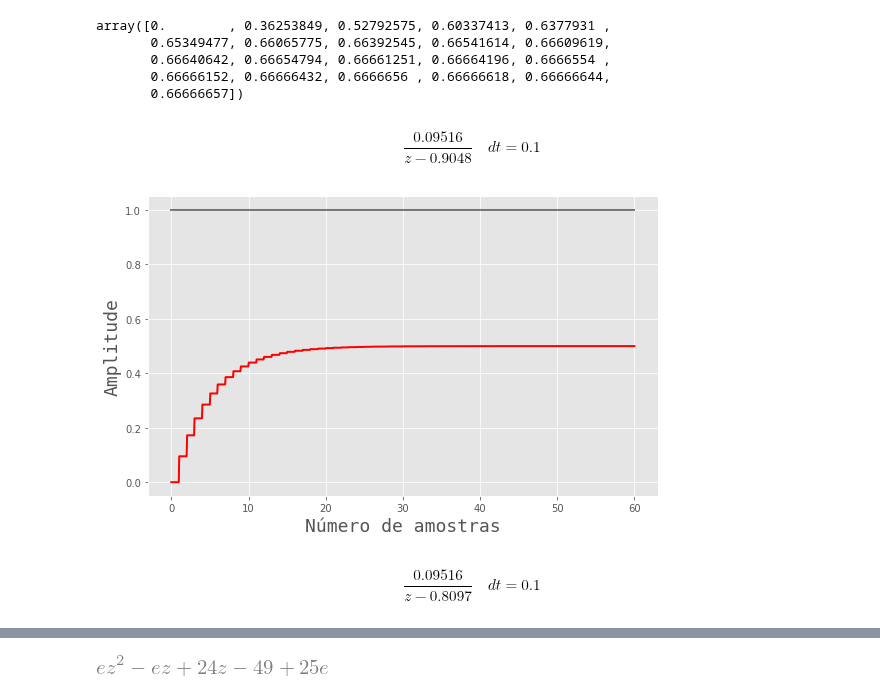
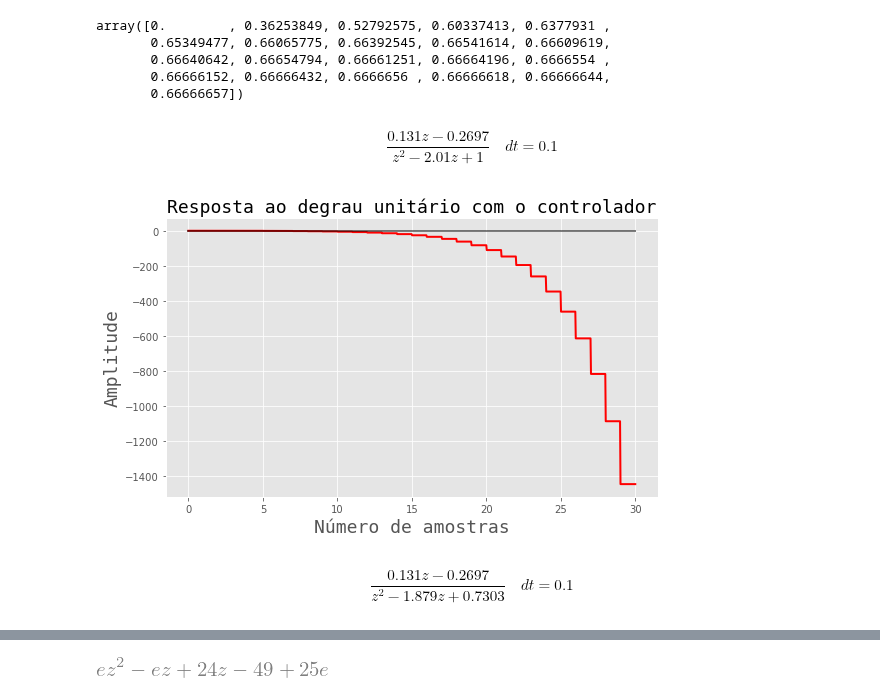
Before and after one commit to Hiago013/Ola-Mundo, a Jupyter notebook: ELT 331/lista3II.ipynb, the cells around one changed output, grey strips where cells are left out. Saved outputs shown, nothing was run; the diff lists cells and outputs as text; code cells hidden in the pictures.

Commit message:
title do plot

```diff
--- a/ELT 331/lista3II.ipynb
+++ b/ELT 331/lista3II.ipynb
@@ -86,13 +86,13 @@ fz, time, mag = Q16.Fz(14, fb = 0.05, plot=True)
 display(fz, mag)
 # %%
 g1s = 2 * (s - 6.93) / (s - 1) * (1 / (s * (s+1)))
-gsc =  tf(1, [1, 1])# * tf([2, -693/50], [1, -1])
+gsc =  tf(1, [1, 1]) * 2* tf([1, -6.93], [1, -1])
 tau = .1
 Q17 = digital(Gs=g1s, Gsc=gsc, tau = tau)
 display(Q17.s2z())
-fz, time, mag = Q17.Fz(60, plot=True)
+fz, time, mag = Q17.Fz(30, plot=True, save=True, title='Resposta ao degrau unitário com o controlador')
 display(fz)
 # %% [output]
-$$\frac{0.09516}{z - 0.9048}\quad dt = 0.1$$
+$$\frac{0.131 z - 0.2697}{z^2 - 2.01 z + 1}\quad dt = 0.1$$
-[figure, old version]
+[figure, new version]
-$$\frac{0.09516}{z - 0.8097}\quad dt = 0.1$$
+$$\frac{0.131 z - 0.2697}{z^2 - 1.879 z + 0.7303}\quad dt = 0.1$$
```
Also changed, not shown: parts of 3 cells of this notebook, 1 other file.
